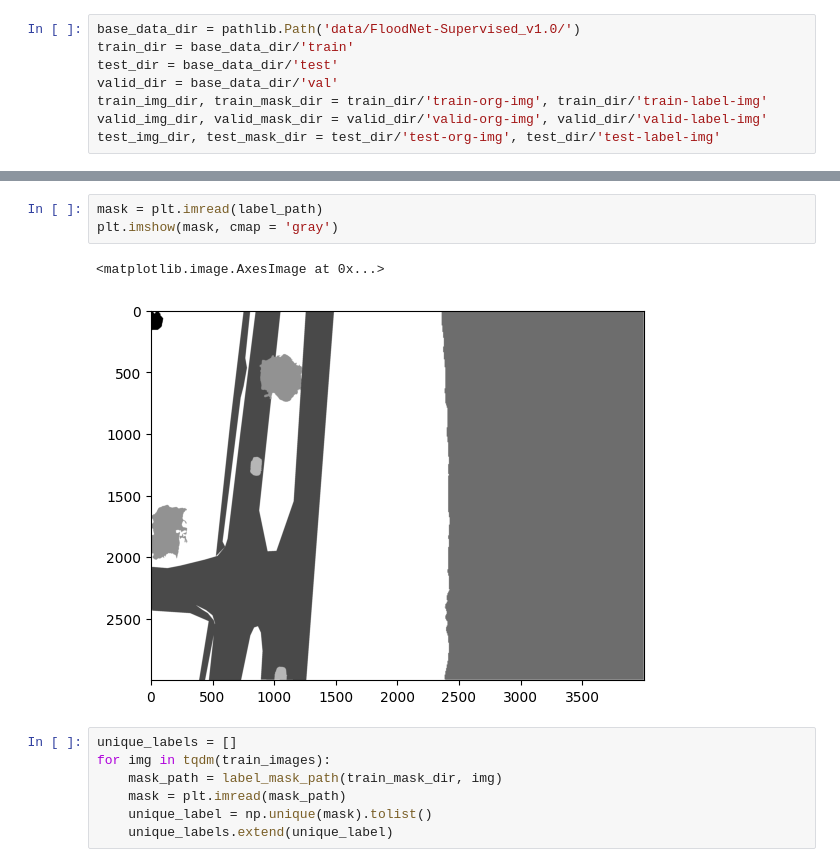
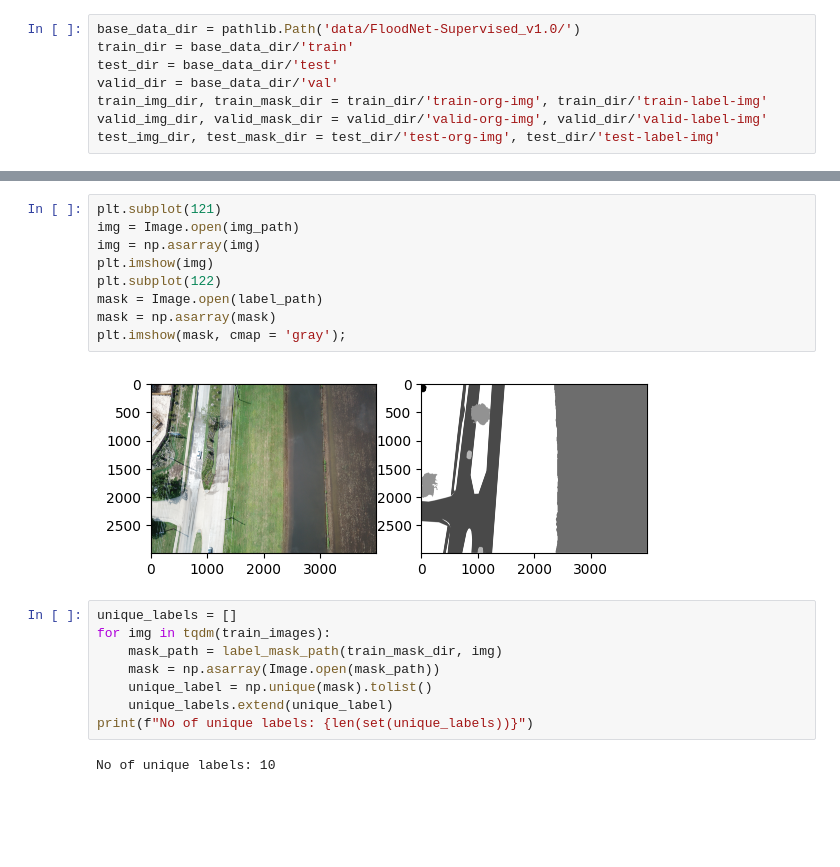
Before and after one commit to AniTho/scene_graph, a Jupyter notebook: work.ipynb, the cells around one changed output, grey strips where cells are left out. Cells and saved outputs as stored; diff of their text form; blank space fills up the shorter version.

```diff
--- a/work.ipynb
+++ b/work.ipynb
@@ -53,13 +51,21 @@ plt.imshow(img)
-# %%
-mask = plt.imread(label_path)
-plt.imshow(mask, cmap = 'gray')
-# %% [output]
-<matplotlib.image.AxesImage at 0x...>
-[figure, removed]
+# %%
+plt.subplot(121)
+img = Image.open(img_path)
+img = np.asarray(img)
+plt.imshow(img)
+plt.subplot(122)
+mask = Image.open(label_path)
+mask = np.asarray(mask)
+plt.imshow(mask, cmap = 'gray');
+# %% [output]
+[figure, added]
 # %%
 unique_labels = []
 for img in tqdm(train_images):
     mask_path = label_mask_path(train_mask_dir, img)
-    mask = plt.imread(mask_path)
+    mask = np.asarray(Image.open(mask_path))
     unique_label = np.unique(mask).tolist()
     unique_labels.extend(unique_label)
+print(f"No of unique labels: {len(set(unique_labels))}")
+# %% [output]
+No of unique labels: 10
```
Also changed, not shown: parts of 14 cells of this notebook.
